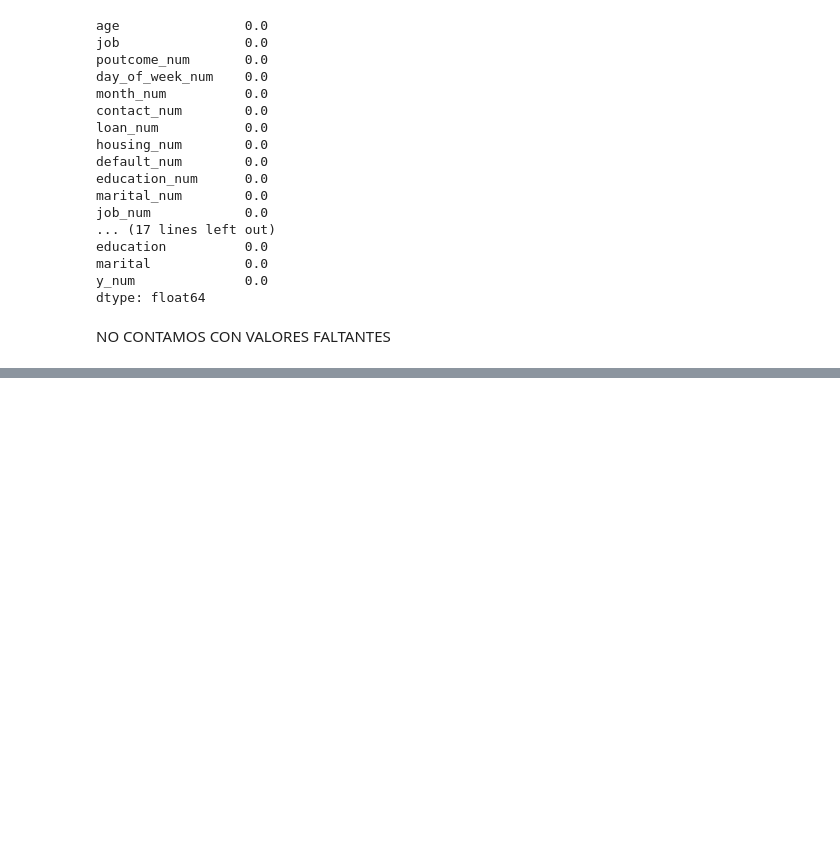
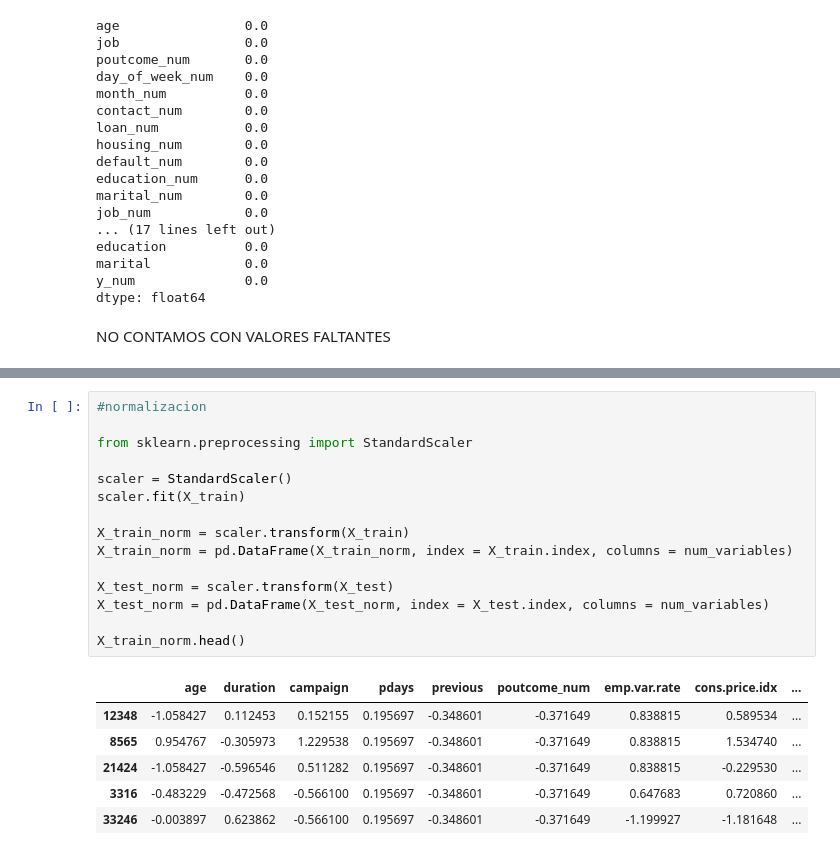
Before and after one commit to Valenfrc/machine-learning, a Jupyter notebook: src/explore.ipynb, the cells around one changed output, grey strips where cells are left out. Drawn from its saved outputs; the diff is of its cells as text; blank space fills up the shorter version.

```diff
--- a/src/explore.ipynb
+++ b/src/explore.ipynb
@@ -460,0 +461,22 @@ X_train.head()
+# %%
+#normalizacion
+
+from sklearn.preprocessing import StandardScaler
+
+scaler = StandardScaler()
+scaler.fit(X_train)
+
+X_train_norm = scaler.transform(X_train)
+X_train_norm = pd.DataFrame(X_train_norm, index = X_train.index, columns = num_variables)
+
+X_test_norm = scaler.transform(X_test)
+X_test_norm = pd.DataFrame(X_test_norm, index = X_test.index, columns = num_variables)
+
+X_train_norm.head()
+# %% [output]
+|  | age | duration | campaign | pdays | previous | poutcome_num | emp.var.rate | cons.price.idx | ... |
+| 12348 | -1.058427 | 0.112453 | 0.152155 | 0.195697 | -0.348601 | -0.371649 | 0.838815 | 0.589534 | ... |
+| 8565 | 0.954767 | -0.305973 | 1.229538 | 0.195697 | -0.348601 | -0.371649 | 0.838815 | 1.534740 | ... |
+| 21424 | -1.058427 | -0.596546 | 0.511282 | 0.195697 | -0.348601 | -0.371649 | 0.838815 | -0.229530 | ... |
+| 3316 | -0.483229 | -0.472568 | -0.566100 | 0.195697 | -0.348601 | -0.371649 | 0.647683 | 0.720860 | ... |
+| 33246 | -0.003897 | 0.623862 | -0.566100 | 0.195697 | -0.348601 | -0.371649 | -1.199927 | -1.181648 | ... |
```
Also changed, not shown: parts of 2 cells of this notebook.
